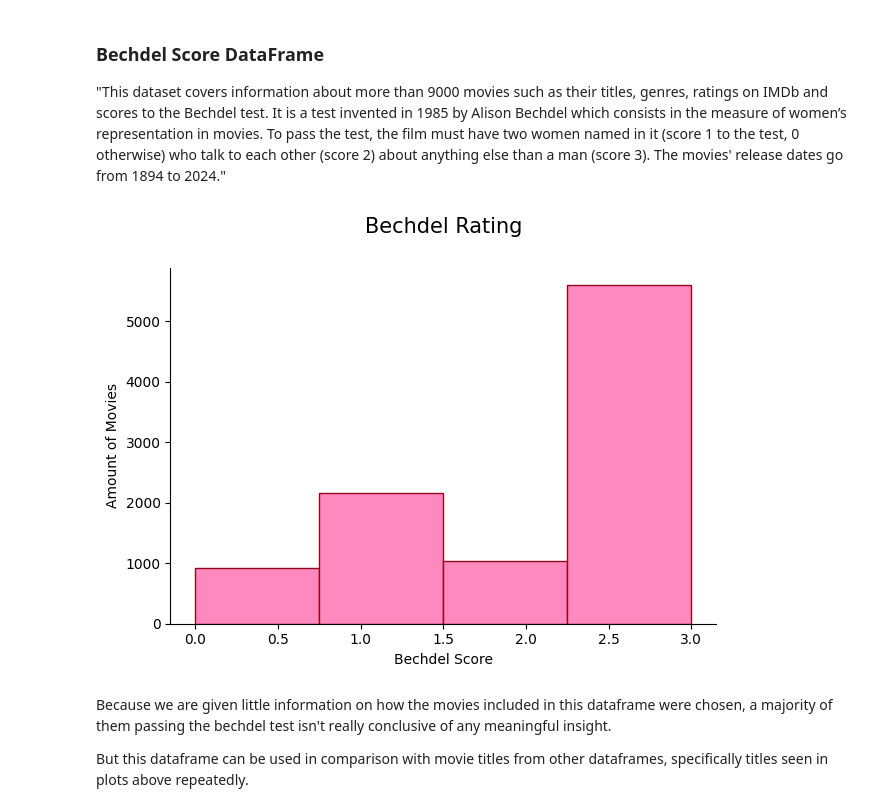
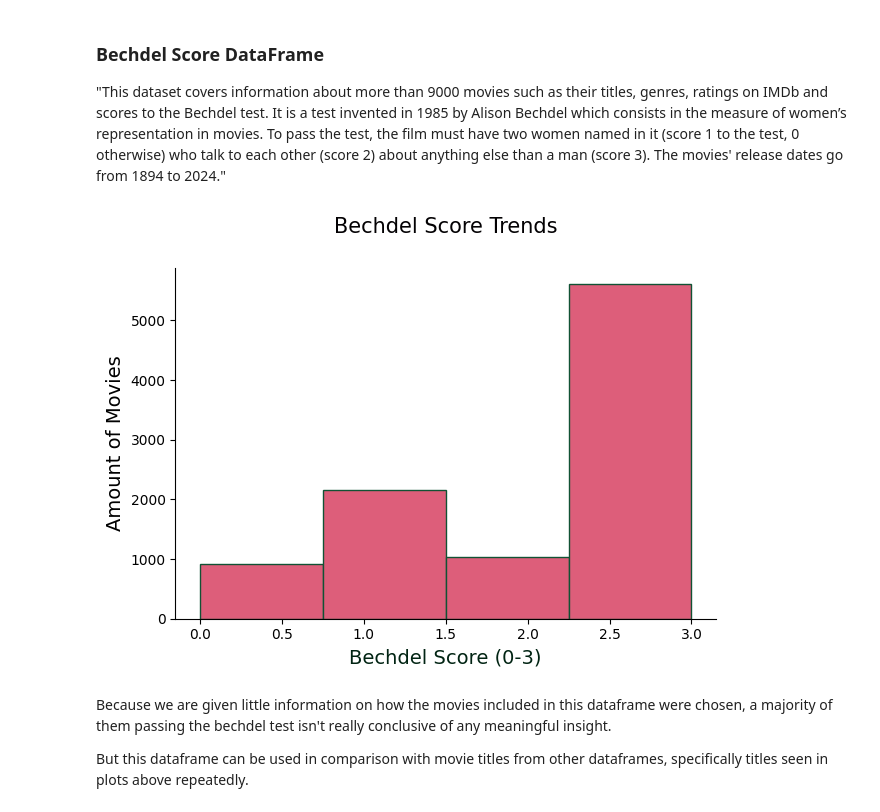
Before and after one commit to JessicaLindsey5514/The_Perfect_Horror_Movie, a Jupyter notebook: Notebooks/perfect_horror_movie.ipynb, the cells around one changed output. Drawn from its saved outputs; the diff is of its cells as text; code cells hidden in the pictures.

```diff
--- a/Notebooks/perfect_horror_movie.ipynb
+++ b/Notebooks/perfect_horror_movie.ipynb
@@ -1504,22 +1517,22 @@ plt.show()
 "This dataset covers information about more than 9000 movies such as their titles, genres, ratings on IMDb and scores to the Bechdel test. It is a test invented in 1985 by Alison Bechdel which consists in the measure of women’s representation in movies. To pass the test, the film must have two women named in it (score 1 to the test, 0 otherwise) who talk to each other (score 2) about anything else than a man (score 3).
 The movies' release dates go from 1894 to 2024."
 # %%
-bech_df['bechdel_rating'].hist(bins=4, color="#FD89BF", edgecolor="#94051D")
+bech_df['bechdel_rating'].hist(bins=4, color="#DD5E7A", edgecolor="#115234")
 
 plt.grid(False)
 ax = plt.gca()
 ax.spines["top"].set_visible(False)
 ax.spines["right"].set_visible(False)
 
-plt.xlabel('Bechdel Score')
-plt.ylabel('Amount of Movies')
-plt.title("Bechdel Rating", color= "#030103", pad=25, fontsize=15)
+plt.xlabel('Bechdel Score (0-3)', fontsize=14, color= "#012413")
+plt.ylabel('Amount of Movies', fontsize=14)
+plt.title("Bechdel Score Trends", color= "#030103", pad=25, fontsize=15)
 
 plt.tight_layout()
 plt.savefig('../Visualizations/bechrating_hist.png')
 plt.show()
 # %% [output]
-[figure, old version]
+[figure, new version]
 # %% [markdown]
 Because we are given little information on how the movies included in this dataframe were chosen, a majority of them passing the bechdel test isn't really conclusive of any meaningful insight.
 
```
Also changed, not shown: parts of 11 cells of this notebook, 10 other files.
